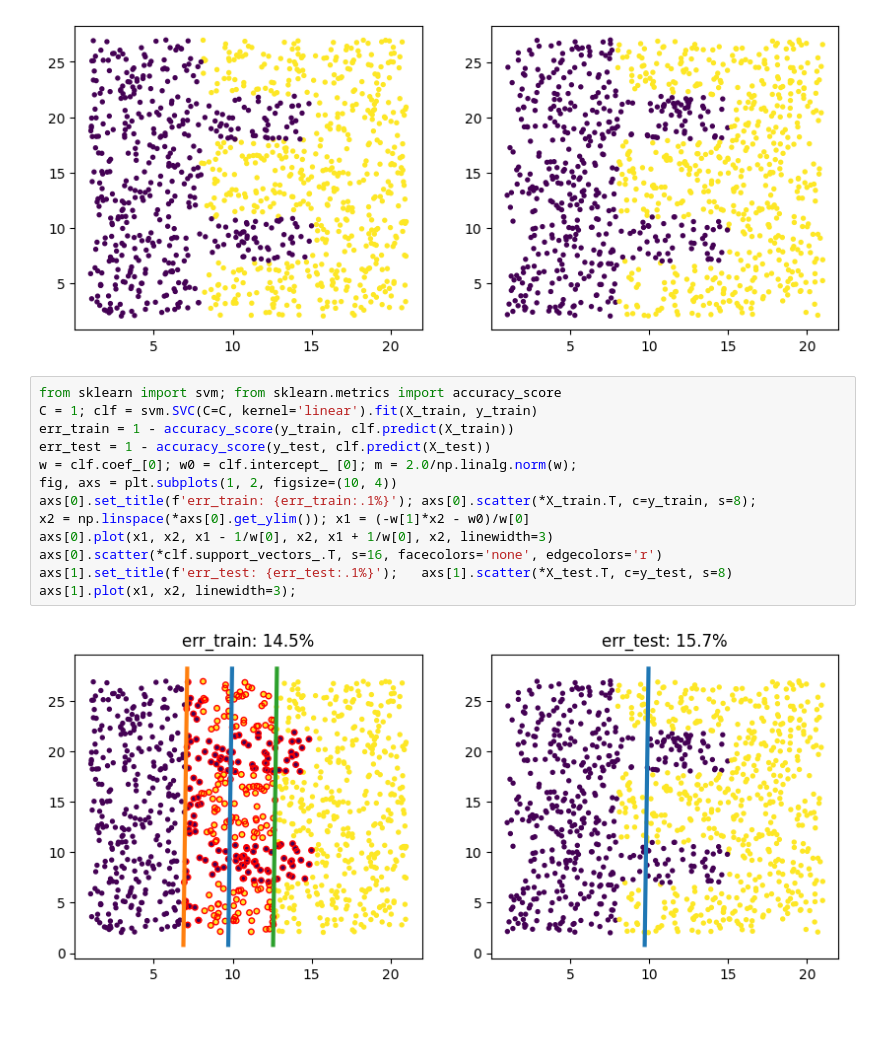
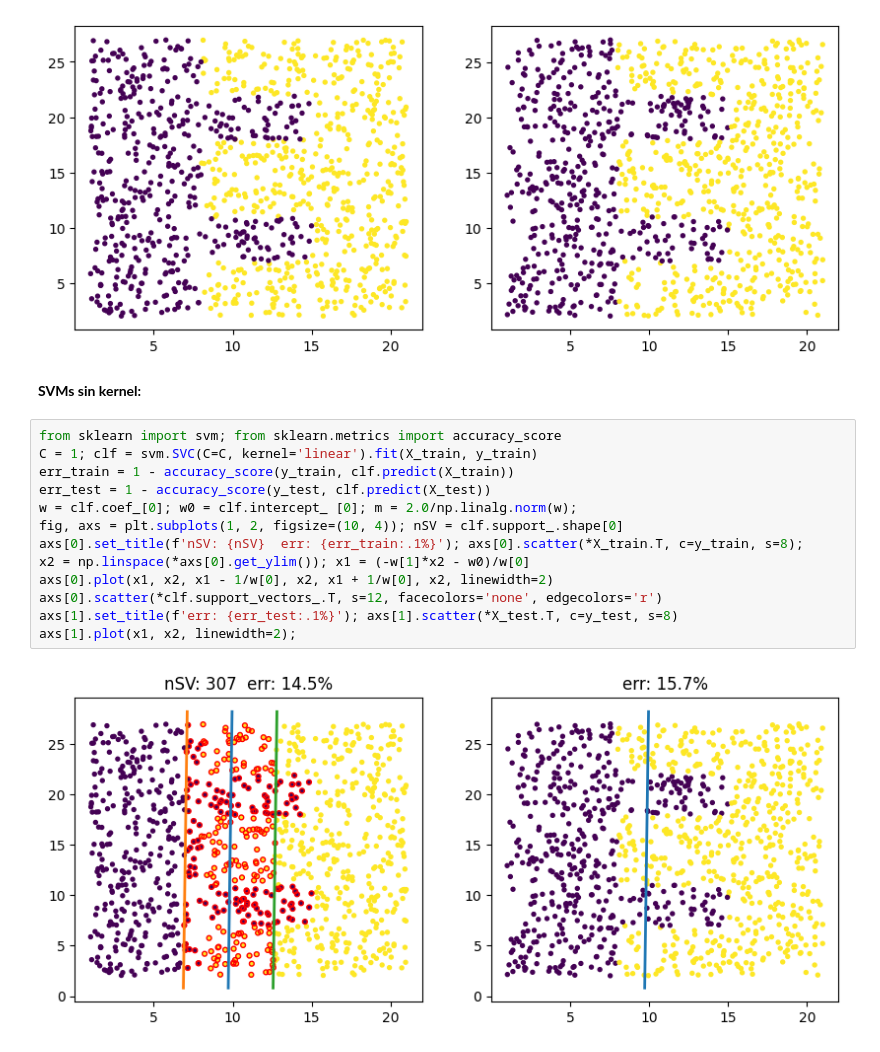
Before and after one commit to AlfonsJ/2024_02_29_APR2324, a Jupyter notebook: T5 Máquinas de vectores soporte/T5 Tareas con SVMs/hart/hart.ipynb, the cells around one changed output. Cells and saved outputs as stored; diff of their text form; blank space fills up the shorter version.

```diff
--- a/T5 Máquinas de vectores soporte/T5 Tareas con SVMs/hart/hart.ipynb
+++ b/T5 Máquinas de vectores soporte/T5 Tareas con SVMs/hart/hart.ipynb
@@ -8,18 +10,20 @@ fig, axs = plt.subplots(1, 2, figsize=(10, 4))
 axs[0].scatter(*X_train.T, c=y_train, s=8); axs[1].scatter(*X_test.T, c=y_test, s=8);
 # %% [output]
 [figure]
+# %% [markdown]
+**SVMs sin kernel:** $\;$
 # %%
 from sklearn import svm; from sklearn.metrics import accuracy_score
 C = 1; clf = svm.SVC(C=C, kernel='linear').fit(X_train, y_train)
 err_train = 1 - accuracy_score(y_train, clf.predict(X_train))
 err_test = 1 - accuracy_score(y_test, clf.predict(X_test))
 w = clf.coef_[0]; w0 = clf.intercept_ [0]; m = 2.0/np.linalg.norm(w);
-fig, axs = plt.subplots(1, 2, figsize=(10, 4))
-axs[0].set_title(f'err_train: {err_train:.1%}'); axs[0].scatter(*X_train.T, c=y_train, s=8);
+fig, axs = plt.subplots(1, 2, figsize=(10, 4)); nSV = clf.support_.shape[0]
+axs[0].set_title(f'nSV: {nSV}  err: {err_train:.1%}'); axs[0].scatter(*X_train.T, c=y_train, s=8);
 x2 = np.linspace(*axs[0].get_ylim()); x1 = (-w[1]*x2 - w0)/w[0]
-axs[0].plot(x1, x2, x1 - 1/w[0], x2, x1 + 1/w[0], x2, linewidth=3)
-axs[0].scatter(*clf.support_vectors_.T, s=16, facecolors='none', edgecolors='r')
-axs[1].set_title(f'err_test: {err_test:.1%}');   axs[1].scatter(*X_test.T, c=y_test, s=8)
-axs[1].plot(x1, x2, linewidth=3);
+axs[0].plot(x1, x2, x1 - 1/w[0], x2, x1 + 1/w[0], x2, linewidth=2)
+axs[0].scatter(*clf.support_vectors_.T, s=12, facecolors='none', edgecolors='r')
+axs[1].set_title(f'err: {err_test:.1%}'); axs[1].scatter(*X_test.T, c=y_test, s=8)
+axs[1].plot(x1, x2, linewidth=2);
 # %% [output]
-[figure, old version]
+[figure, new version]
```
Also changed, not shown: parts of 2 cells of this notebook.
